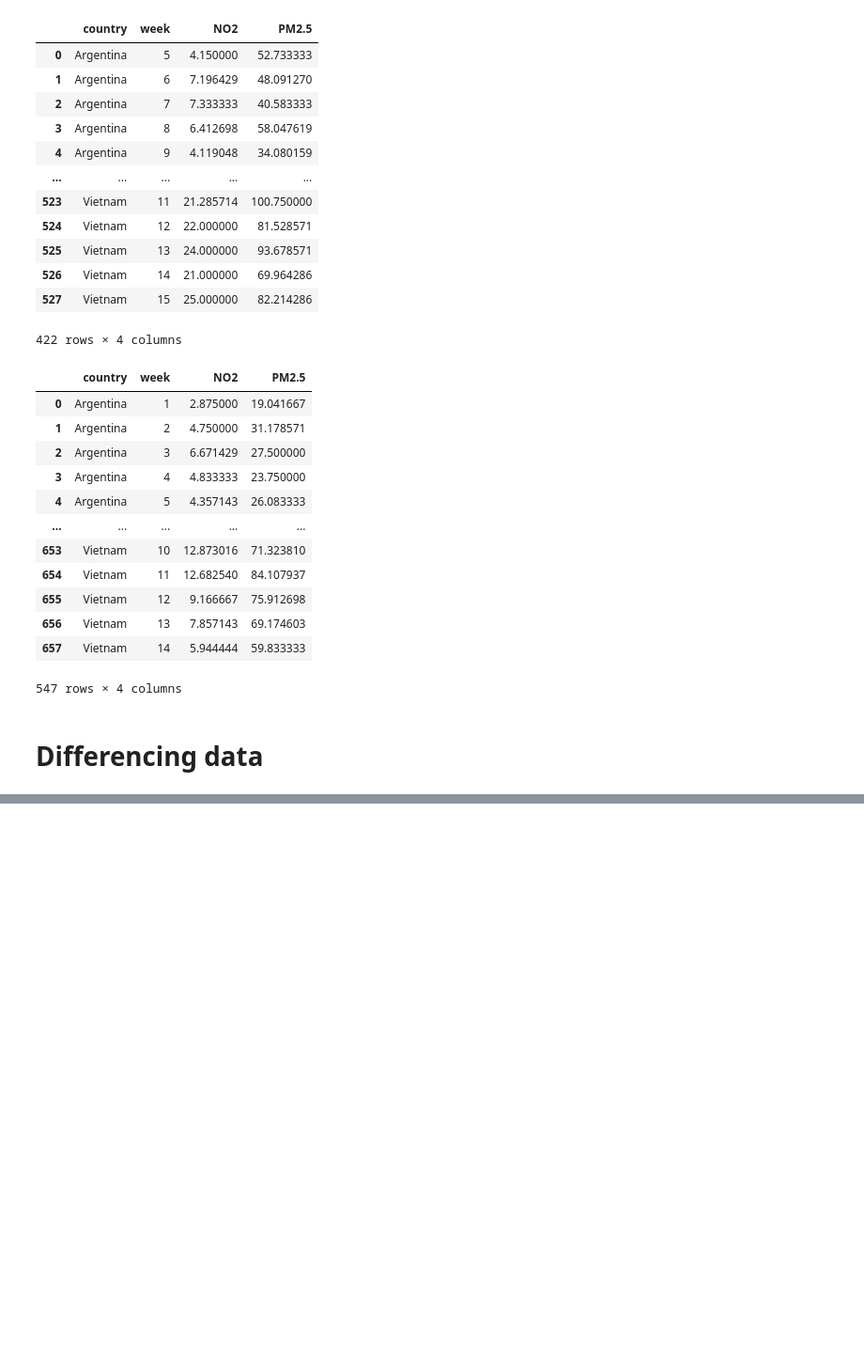
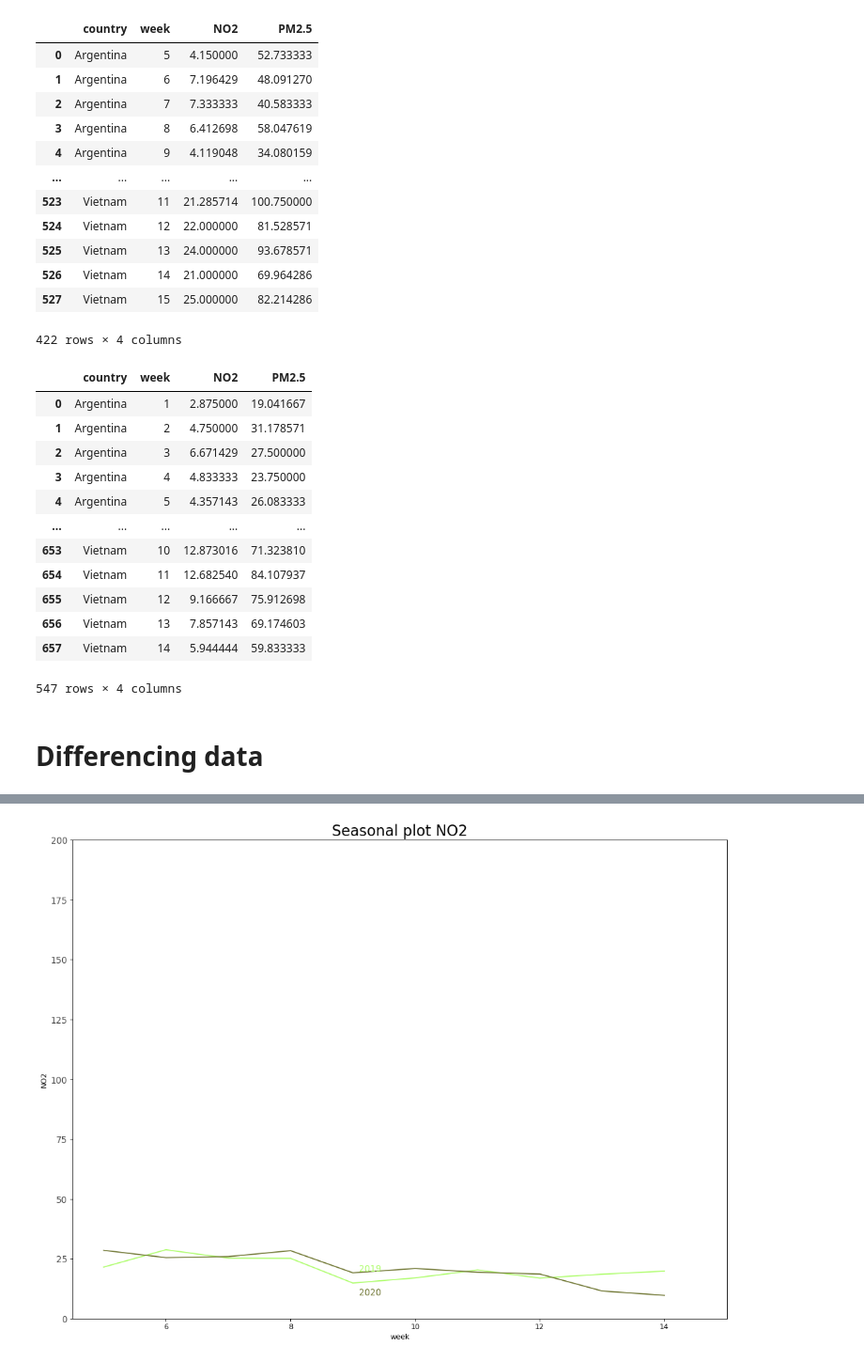
Before and after one commit to mayukh18/covidexplore, a Jupyter notebook: analysis/Data_analysis.ipynb, the cells around one changed output, grey strips where cells are left out. Shown at 94% size. Cells and saved outputs as stored; diff of their text form; code cells hidden in the pictures; blank space fills up the shorter version.

```diff
--- a/analysis/Data_analysis.ipynb
+++ b/analysis/Data_analysis.ipynb
@@ -127,0 +205,26 @@ merged_df.to_csv("../data/2020_2019_difference.csv")
+# %%
+
+# Aligning time series, more meaningful visualisation
+
+def plot_df_aligned(df, x, y, title="", xlabel='week', ylabel='PM2.5', dpi=100):
+    np.random.seed(100)
+    years = df['year'].unique()
+    colrs = np.random.choice(list(mpl.colors.XKCD_COLORS.keys()), len(years), replace=True)
+
+    plt.figure(figsize=(16,12), dpi= 80)
+    for i, y in enumerate(years):
+        if i >= 0:
+            plt.plot(xlabel, ylabel, data=df.loc[df.year==y, :], color=colrs[i], label=y)
+            plt.text(df.loc[df.year==y, :].shape[0]-.9, df.loc[df.year==y, ylabel][-1:].values[0], y, fontsize=12, color=colrs[i])
+
+    plt.gca().set(xlim=(4.5, 15), ylim=(0, 200), ylabel=ylabel, xlabel=xlabel)
+    plt.yticks(fontsize=12, alpha=.7)
+    plt.title("Seasonal plot " + ylabel, fontsize=20)
+
+def plot_per_country_aligned(country, measure):
+    df_country = df_overall.loc[df_overall.country==country, :]
+    plot_df_aligned(df_country, x=df_country['week'], y=df_country[[measure]], ylabel=measure)
+
+plot_per_country_aligned('Italy', 'NO2')
+# %% [output]
+[figure, added]
```
Also changed, not shown: parts of 10 cells of this notebook.
